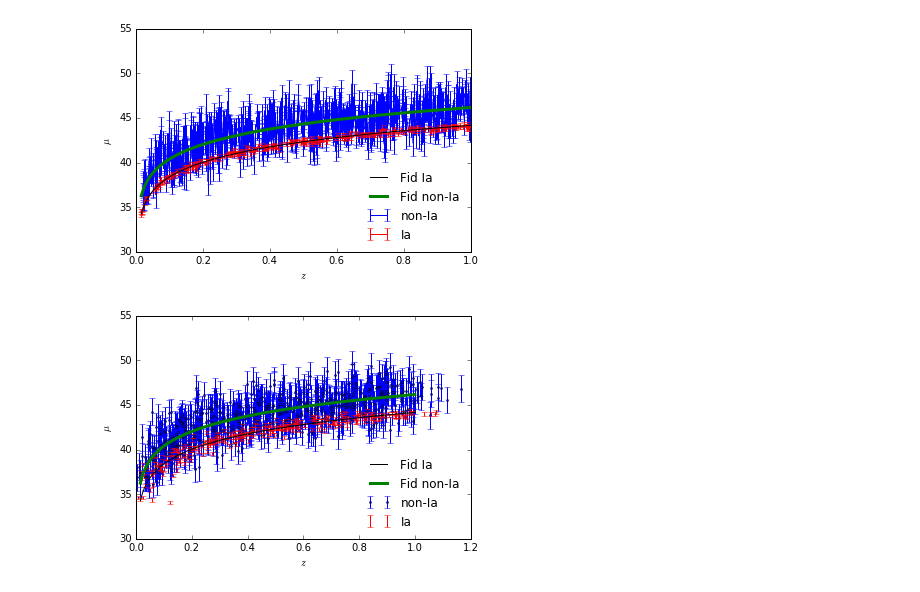
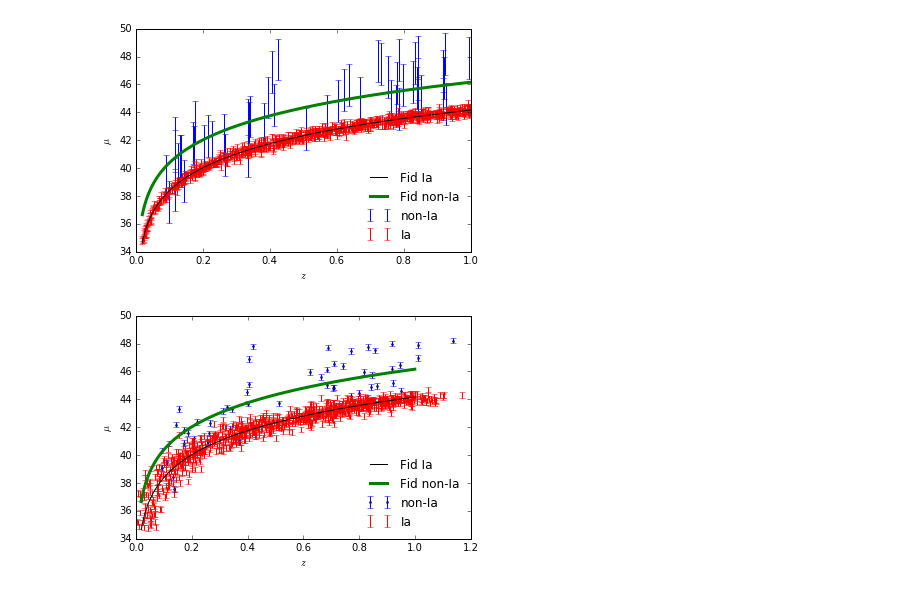
Before and after one commit to P-1884/COSMIC-BEAMS, a Jupyter notebook: sim_fulldataset.ipynb, the cells around one changed output. Cells and saved outputs as stored; diff of their text form; code cells hidden in the pictures.

```diff
--- a/sim_fulldataset.ipynb
+++ b/sim_fulldataset.ipynb
@@ -42,7 +42,7 @@ sig_mu=np.zeros(N)
 Ia=[]
 nonIa=[]
 for i in range(N):
-    if SNe[i]<0.25:
+    if SNe[i]<0.95:
         sig_mu[i]=0.2
         Ia.append(i)
     else:
@@ -51,17 +51,17 @@ for i in range(N):
         nonIa.append(i)
 mu_o=np.random.randn(N)*sig_mu+mu_t+b
 # %%
-plt.errorbar(z[nonIa],mu_o[nonIa],yerr=[sig_mu[nonIa],sig_mu[nonIa]],label='non-Ia')
-plt.errorbar(z[Ia],mu_o[Ia],yerr=[sig_mu[Ia],sig_mu[Ia]],color='r',ms=2,label='Ia')
+plt.errorbar(z[nonIa],mu_o[nonIa],yerr=[sig_mu[nonIa],sig_mu[nonIa]],label='non-Ia',ls='')
+plt.errorbar(z[Ia],mu_o[Ia],yerr=[sig_mu[Ia],sig_mu[Ia]],color='r',ms=2,label='Ia',ls='')
 plt.plot(z,mu_t,'k',label='Fid Ia')
 plt.plot(z,mu_t+2,'g',label='Fid non-Ia',lw=3)
 plt.xlabel(r'$z$')
 plt.ylabel(r'$\mu$')
 plt.legend(loc=4,fontsize=12,frameon=False)
-plt.savefig('sim_data_alltypes_nozuncertainty.pdf')
+plt.savefig('sim_data_alltypes_nozuncertainty_95pIa.pdf')
 plt.show()
 # %% [output]
-[figure, old version]
+[figure, new version]
 # %%
 z_b21=z+np.random.randn(N)*0.04*(1+z)
 index=np.argwhere(z_b21<0)
@@ -69,17 +69,17 @@ while len(index)>0:
     z_b21[index]=z[index]+np.random.randn(len(index))*0.04*(1+z[index])
     index=np.argwhere(z_b21<0)
 # %%
-plt.errorbar(z_b21[nonIa],mu_o[nonIa],yerr=[sig_mu[nonIa],sig_mu[nonIa]],marker='o',ms=2,label='non-Ia',ls='')
+plt.errorbar(z_b21[nonIa],mu_o[nonIa],yerr=[0.2*np.ones(len(nonIa)),0.2*np.ones(len(nonIa))],marker='o',ms=2,label='non-Ia',ls='')
 plt.errorbar(z_b21[Ia],mu_o[Ia],yerr=[sig_mu[Ia],sig_mu[Ia]],color='r',ms=2,label='Ia',ls='')
 plt.plot(z,mu_t,'k',label='Fid Ia')
 plt.plot(z,mu_t+2,'g',label='Fid non-Ia',lw=3)
 plt.xlabel(r'$z$')
 plt.ylabel(r'$\mu$')
 plt.legend(loc=4,fontsize=12,frameon=False)
-plt.savefig('sim_data_alltypes_zuncertainty.pdf')
+plt.savefig('sim_data_alltypes_zuncertainty_95p.pdf')
 plt.show()
 # %% [output]
-[figure, old version]
+[figure, new version]
 # %%
 snetype=np.ones(N)
 snetype[nonIa]=0
```
Also changed, not shown: parts of 2 cells of this notebook, 13 other files.
